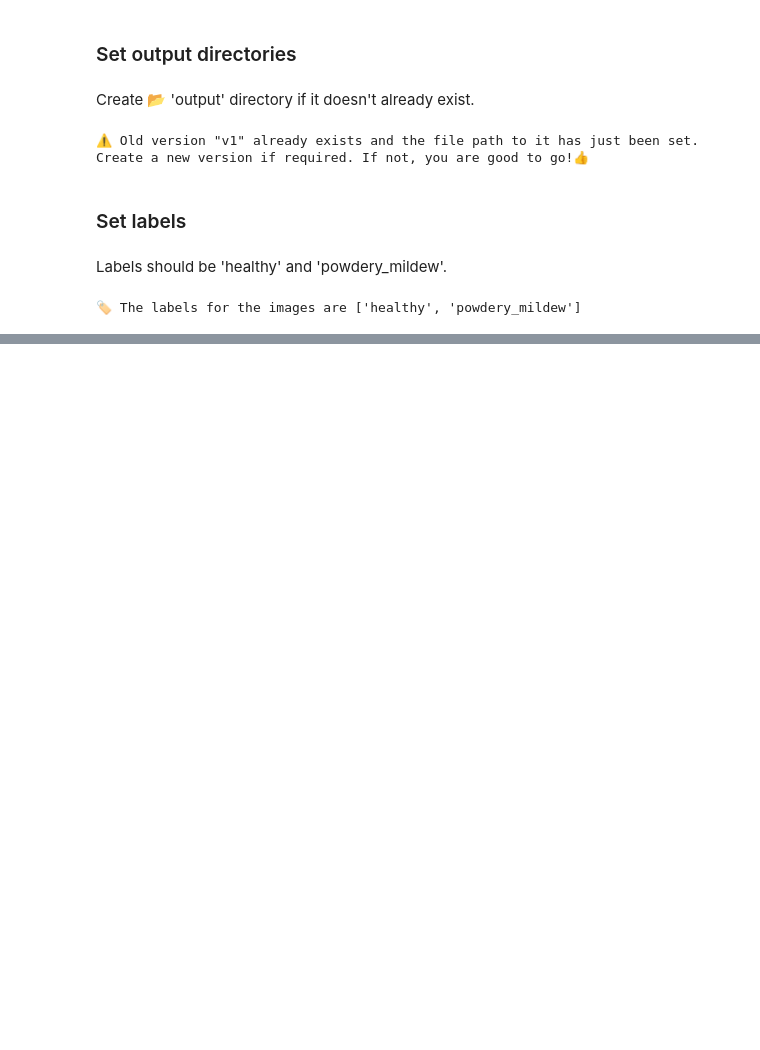
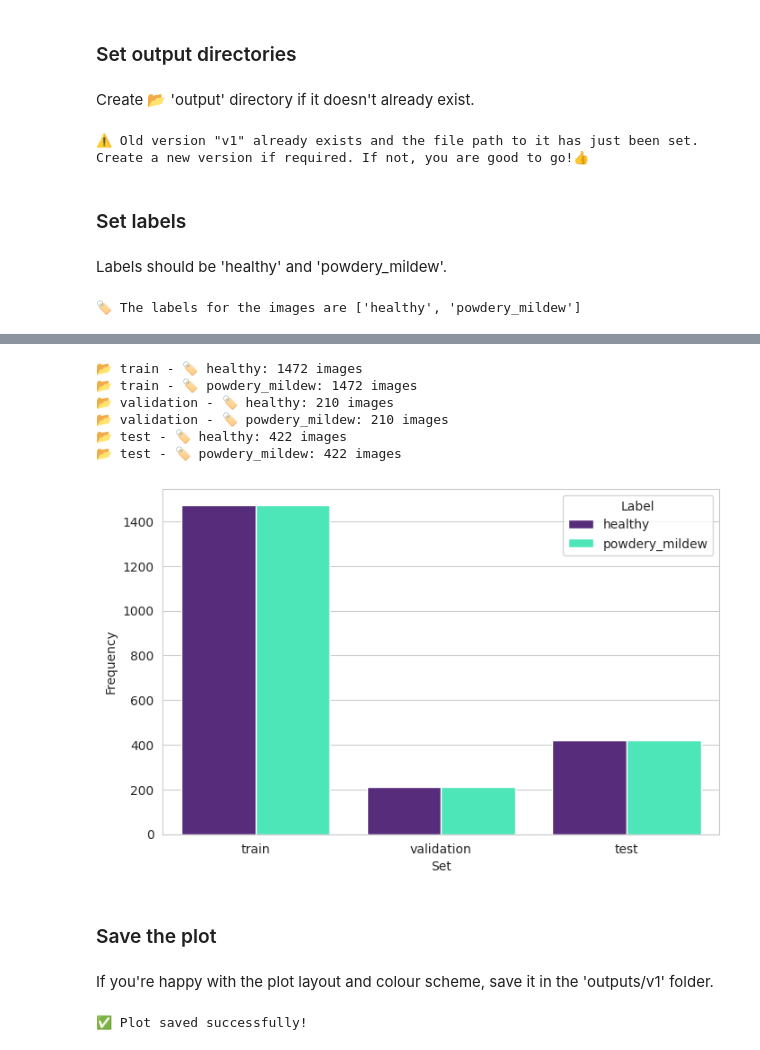
Before and after one commit to Duffew/milestone-project-mildew-detection-in-cherry-leaves, a Jupyter notebook: jupyter_notebooks/03 - Modelling and Evaluation.ipynb, the cells around one changed output, grey strips where cells are left out. Drawn from its saved outputs; the diff is of its cells as text; code cells hidden in the pictures; blank space fills up the shorter version.

Commit message:
feat: add image count to modelling and evaluation notebook prior to data augmentation

```diff
--- a/jupyter_notebooks/03 - Modelling and Evaluation.ipynb
+++ b/jupyter_notebooks/03 - Modelling and Evaluation.ipynb
@@ -189,0 +203,60 @@ print('🏷️ The labels for the images are', labels)
+# %%
+
+# Create an empty dictionary
+data = {
+    'Set': [],
+    'Label': [],
+    'Frequency': []
+}
+
+# Define dataset partitions
+folders = ['train', 'validation', 'test']
+
+# Collect data efficiently
+for folder in folders:
+    for label in labels:
+        label_path = os.path.join(image_data, folder, label)
+        if os.path.exists(label_path):  # Check if path exists before listing
+            num_images = len(os.listdir(label_path))
+        else:
+            num_images = 0  # Handle missing folders gracefully
+
+        data['Set'].append(folder)
+        data['Label'].append(label)
+        data['Frequency'].append(num_images)
+
+        print(f"📂 {folder} - 🏷️ {label}: {num_images} images")
+
+# Convert to DataFrame
+df_freq = pd.DataFrame(data)
+
+# Create the figure object
+fig, ax = plt.subplots(figsize=(8, 5))
+
+# Define custom colors
+custom_colors = ["#582088", "#33FFC29F"]  # Adjust HEX colours as required 🎨
+
+# Plot with updated colors
+sns.set_style("whitegrid")
+sns.barplot(data=df_freq, x='Set', y='Frequency', hue='Label', palette=custom_colors, ax=ax)
+
+# Show plot (figure remains stored in 'fig' for later saving)
+plt.show()
+# %% [output]
+📂 train - 🏷️ healthy: 1472 images
+📂 train - 🏷️ powdery_mildew: 1472 images
+📂 validation - 🏷️ healthy: 210 images
+📂 validation - 🏷️ powdery_mildew: 210 images
+📂 test - 🏷️ healthy: 422 images
+📂 test - 🏷️ powdery_mildew: 422 images
+[figure, added]
+# %% [markdown]
+### Save the plot
+# %% [markdown]
+If you're happy with the plot layout and colour scheme, save it in the 'outputs/v1' folder.
+# %%
+# Save the stored figure explicitly
+fig.savefig(os.path.join(file_path, 'labels_distribution.png'), bbox_inches='tight', dpi=150)
+print("✅ Plot saved successfully!")
+# %% [output]
+✅ Plot saved successfully!
```
Also changed, not shown: parts of 6 cells of this notebook, 2 other files.
